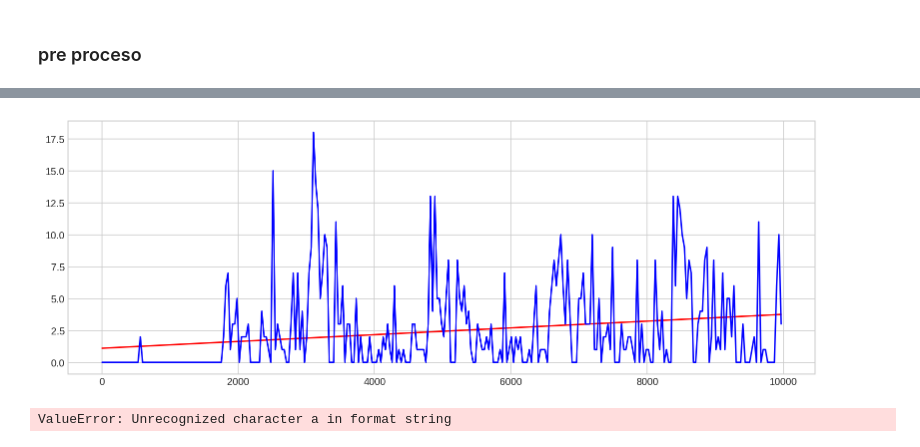
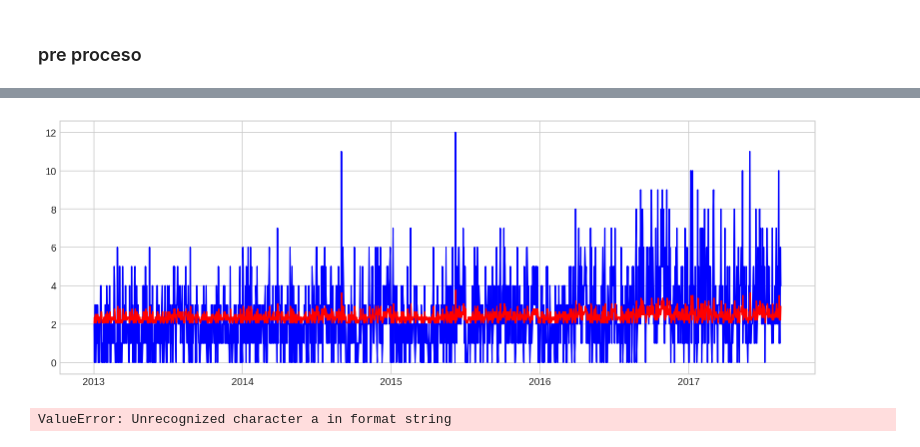
Before and after one commit to RodrigoHernan/intro-ml, a Jupyter notebook: time-series-forecasting/main.ipynb, the cells around one changed output, grey strips where cells are left out. Saved outputs shown, nothing was run; the diff lists cells and outputs as text; code cells hidden in the pictures.

```diff
--- a/time-series-forecasting/main.ipynb
+++ b/time-series-forecasting/main.ipynb
@@ -47,2 +75,7 @@ train['date'] = pd.to_datetime(
+# %%
+train =  train[train['BEAUTY']==1][train['store_nbr']==1]
+# train =  train.tail(50000)
+train['lag_1'] = train['sales'].shift(1)
+train = train.dropna()
 # %%
 train = train.convert_dtypes()
@@ -59,0 +212,9 @@ train.head()
+# %%
+from sklearn.linear_model import LinearRegression
+# Training data
+X = train.loc[:, [*family_names, 'lag_1']] # features
+y = train.loc[:, 'sales']  # target
+
+# Train the model
+model = LinearRegression()
+model.fit(X, y)
@@ -59,0 +240,2 @@ train.head()
+# %%
+y_pred = model.predict(X)
@@ -101,3 +274,0 @@ train[train['BEAUTY']==1][['index', 'sales']]
-# %%
-y_pred = pd.Series(model.predict(X))
-y_pred.values
@@ -122,16 +275,17 @@ array([1.10628365, 1.11504365, 1.12380364, 1.13256364, 1.14132363,
 # %%
 import matplotlib.pyplot as plt
 
 # plt.plot(X['index'])
-plt.plot(list(X['index'].values), list(y_pred.values), 'r')
-
-plt.plot(list(train[train['BEAUTY']==1]['index']), list(train[train['BEAUTY']==1]['sales']), 'b')
+plt.plot(list(train['date'].values), list(train['sales']), 'b')
+plt.plot(list(train['date'].values), y_pred.tolist(), 'r')
+# plt.plot(list(train['date'].head(100).values), list(train['sales'].head(100)), 'b')
+# plt.plot(list(train['date'].head(100).values), list(y_pred.head(100).values), 'r')
 
 
 # train[train['BEAUTY']==1].plot('index', 'sales', 'b')
 plt.show()
 # %% [output]
-[figure, old version]
+[figure, new version]
 # %%
 fig, ax = plt.subplots()
 # ax.plot('index', 'sales', data=train, color='0.75')
```
Also changed, not shown: parts of 24 cells of this notebook, 26 other files.
